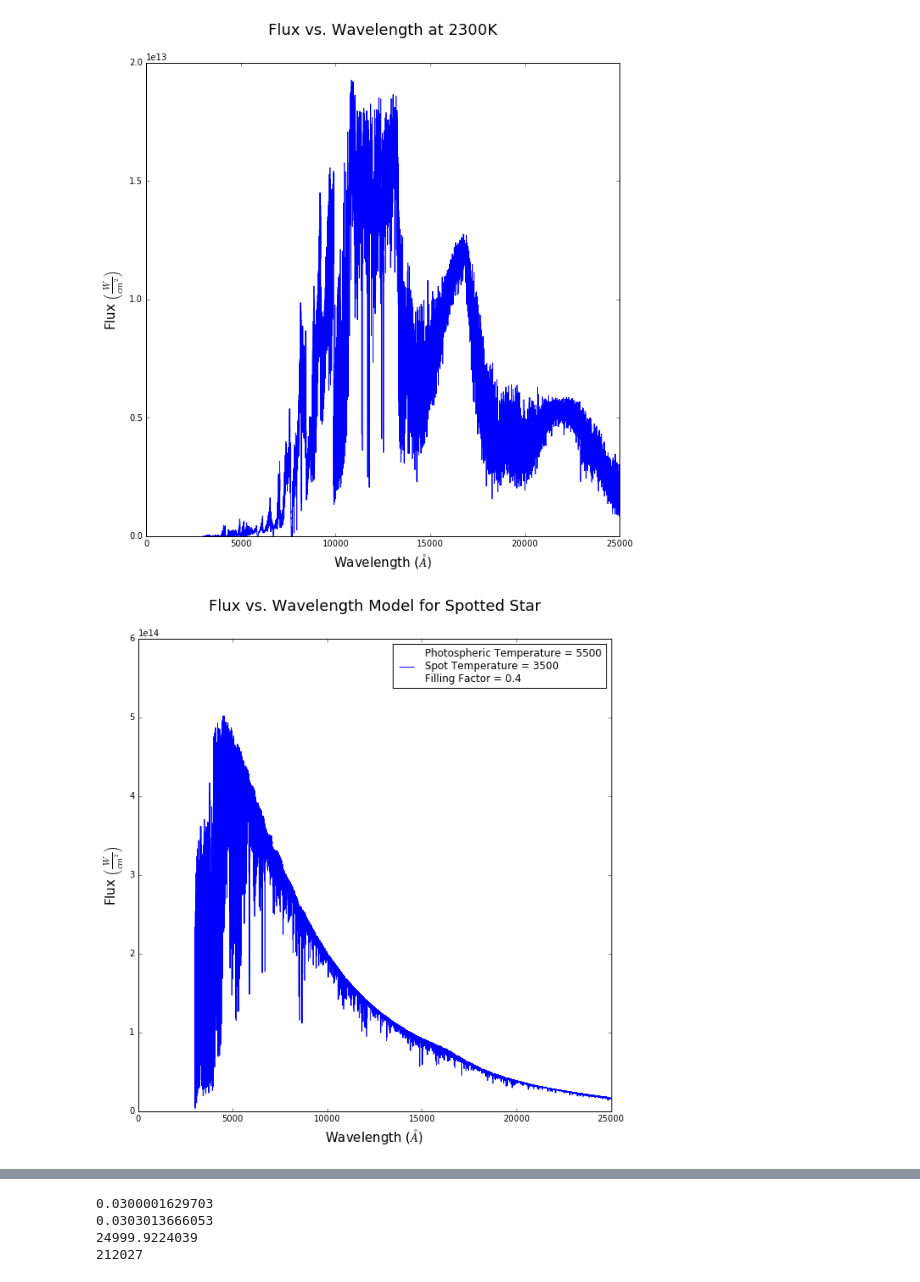
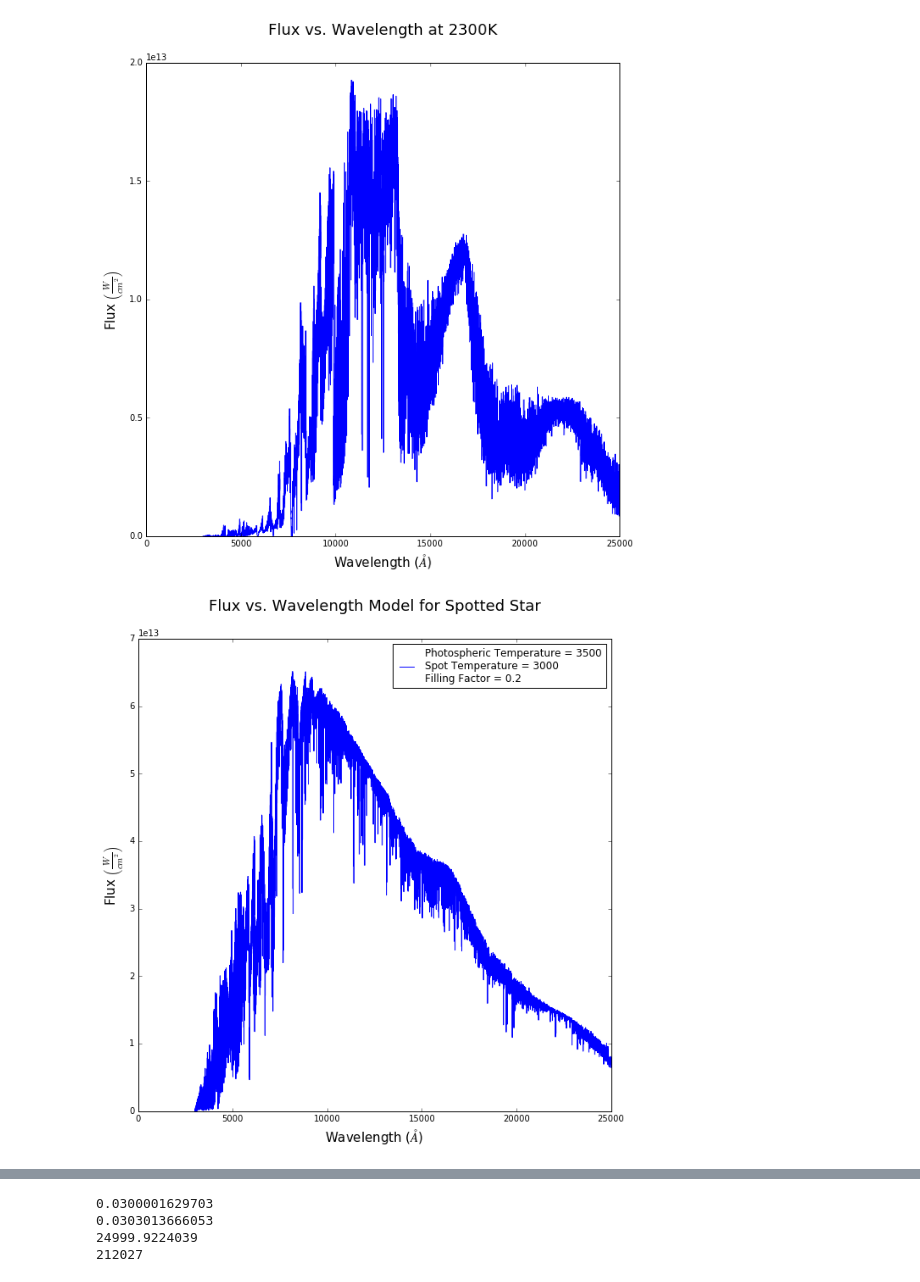
Before and after one commit to jradavenport/spot-colors, a Jupyter notebook: starspot-initial.ipynb, the cells around one changed output, grey strips where cells are left out. Saved outputs shown, nothing was run; the diff lists cells and outputs as text; code cells hidden in the pictures.

```diff
--- a/starspot-initial.ipynb
+++ b/starspot-initial.ipynb
@@ -68,35 +57,35 @@ def make_spotmodel( PhTemp, SpTemp, FillFactor ):
 
     FillFactor: str
         Fraction of the star's surface covered by spot, decimal from 0 to 1
 
     Returns
     -------
     wavelength: array
         Corresponding wavelengths of spectral data, units of Angstroms
 
     tot_flux: array
         Combined fluxes of the photospheric and spot spectra, units of ergs/s/cm^2
 
     PhTemp, SpTemp, FillFactor: str
         Input values
     '''
     tot_flux = (1-FillFactor)*get_model( PhTemp )[1] + FillFactor*get_model( SpTemp )[1]
     return wavelength, tot_flux, PhTemp, SpTemp, FillFactor
 
 #User inputs parameters
-spotmodelwavl, spotmodelfl, PhTemp, SpTemp, FillFactor = make_spotmodel('5500','3500',0.4)
+spotmodelwavl, spotmodelfl, PhTemp, SpTemp, FillFactor = make_spotmodel('3500','3000',0.2)
 
 plt.figure(figsize=(10,10))
 plt.plot(spotmodelwavl, spotmodelfl)
 plt.title('Flux vs. Wavelength Model for Spotted Star',fontsize=18,y=1.05)
 plt.xlabel('Wavelength ($\AA$)',fontsize=15)
 
 #How to remove blue line from legend/move it outside plot
 plt.legend(['Photospheric Temperature = ' + PhTemp + '\nSpot Temperature = ' + SpTemp +'\nFilling Factor = ' + str(FillFactor)],loc=0)
 plt.ylabel(r'Flux $\left(\frac{W}{cm^2}\right)$',fontsize=15)
 plt.savefig('spotfig.png')
 # %% [output]
-[figure, old version]
+[figure, new version]
 # %%
 #THINGS BELOW THIS CELL ARE NOT STRICTLY RELEVANT
 
```
Also changed, not shown: parts of 2 cells of this notebook, 2 other files.
